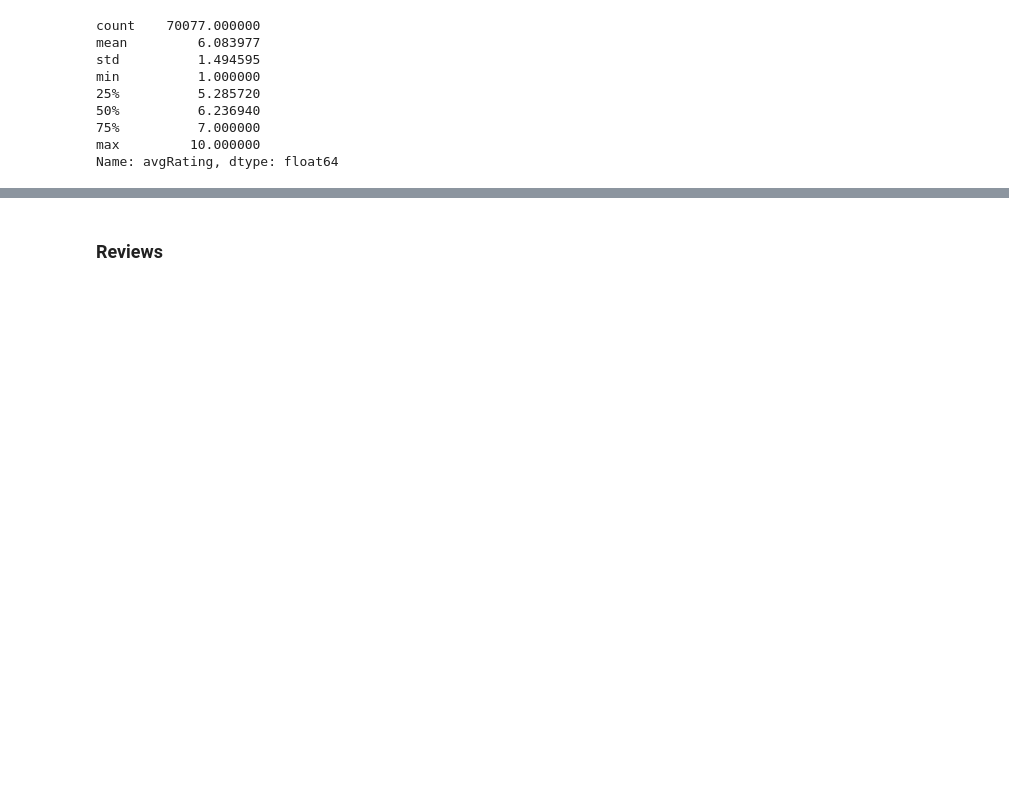
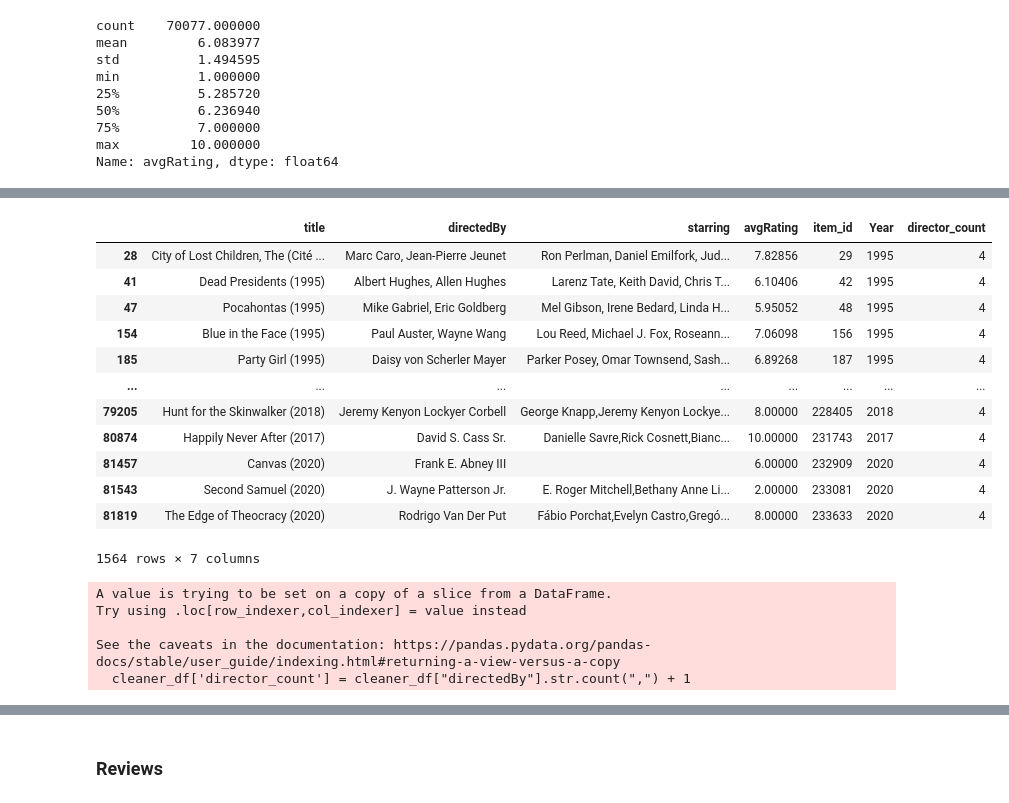
Before and after one commit to MichaelRong97/NLP-for-Improved-Movie-Rating-Predictions, a Jupyter notebook: Capstone Work File.ipynb, the cells around one changed output, grey strips where cells are left out. Saved outputs shown, nothing was run; the diff lists cells and outputs as text; code cells hidden in the pictures; blank space fills up the shorter version.

```diff
--- a/Capstone Work File.ipynb
+++ b/Capstone Work File.ipynb
@@ -288,0 +321,25 @@ Name: avgRating, dtype: float64
+# %%
+cleaner_df[cleaner_df['director_count'] == 4]
+# %% [output]
+|  | title | directedBy | starring | avgRating | item_id | Year | director_count |
+| 28 | City of Lost Children, The (Cité ... | Marc Caro, Jean-Pierre Jeunet | Ron Perlman, Daniel Emilfork, Jud... | 7.82856 | 29 | 1995 | 4 |
+| 41 | Dead Presidents (1995) | Albert Hughes, Allen Hughes | Larenz Tate, Keith David, Chris T... | 6.10406 | 42 | 1995 | 4 |
+| 47 | Pocahontas (1995) | Mike Gabriel, Eric Goldberg | Mel Gibson, Irene Bedard, Linda H... | 5.95052 | 48 | 1995 | 4 |
+| 154 | Blue in the Face (1995) | Paul Auster, Wayne Wang | Lou Reed, Michael J. Fox, Roseann... | 7.06098 | 156 | 1995 | 4 |
+| 185 | Party Girl (1995) | Daisy von Scherler Mayer | Parker Posey, Omar Townsend, Sash... | 6.89268 | 187 | 1995 | 4 |
+| ... | ... | ... | ... | ... | ... | ... | ... |
+| 79205 | Hunt for the Skinwalker (2018) | Jeremy Kenyon Lockyer Corbell | George Knapp,Jeremy Kenyon Lockye... | 8.00000 | 228405 | 2018 | 4 |
+| 80874 | Happily Never After (2017) | David S. Cass Sr. | Danielle Savre,Rick Cosnett,Bianc... | 10.00000 | 231743 | 2017 | 4 |
+| 81457 | Canvas (2020) | Frank E. Abney III |  | 6.00000 | 232909 | 2020 | 4 |
+| 81543 | Second Samuel (2020) | J. Wayne Patterson Jr. | E. Roger Mitchell,Bethany Anne Li... | 2.00000 | 233081 | 2020 | 4 |
+| 81819 | The Edge of Theocracy (2020) | Rodrigo Van Der Put | Fábio Porchat,Evelyn Castro,Gregó... | 8.00000 | 233633 | 2020 | 4 |
+1564 rows × 7 columns
+# %%
+# Gets a column counting by directs, we now see it's seperated by commas
+cleaner_df['director_count'] = cleaner_df["directedBy"].str.count(",") + 1
+# %% [output]
+A value is trying to be set on a copy of a slice from a DataFrame.
+Try using .loc[row_indexer,col_indexer] = value instead
+
+See the caveats in the documentation: https://pandas.pydata.org/pandas-docs/stable/user_guide/indexing.html#returning-a-view-versus-a-copy
+  cleaner_df['director_count'] = cleaner_df["directedBy"].str.count(",") + 1
```
Also changed, not shown: parts of 22 cells of this notebook.
